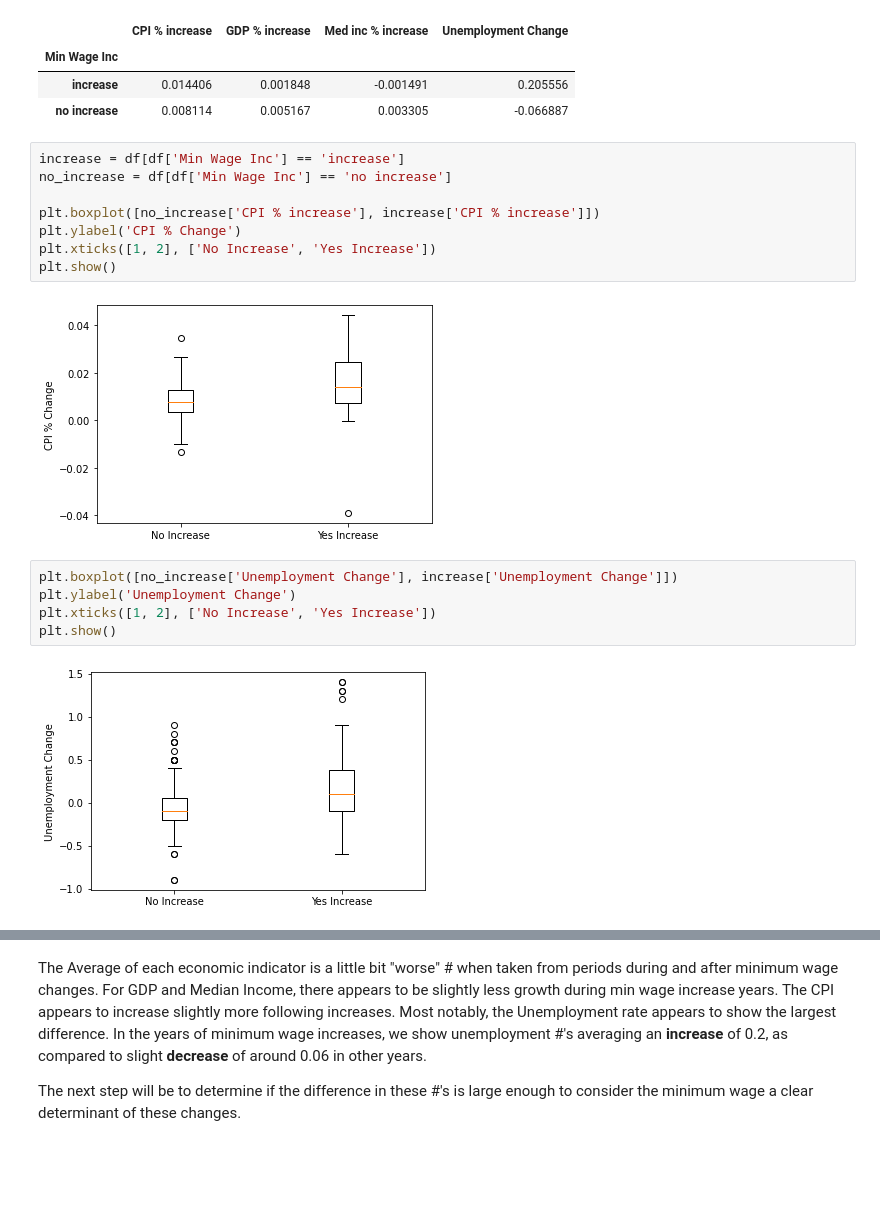
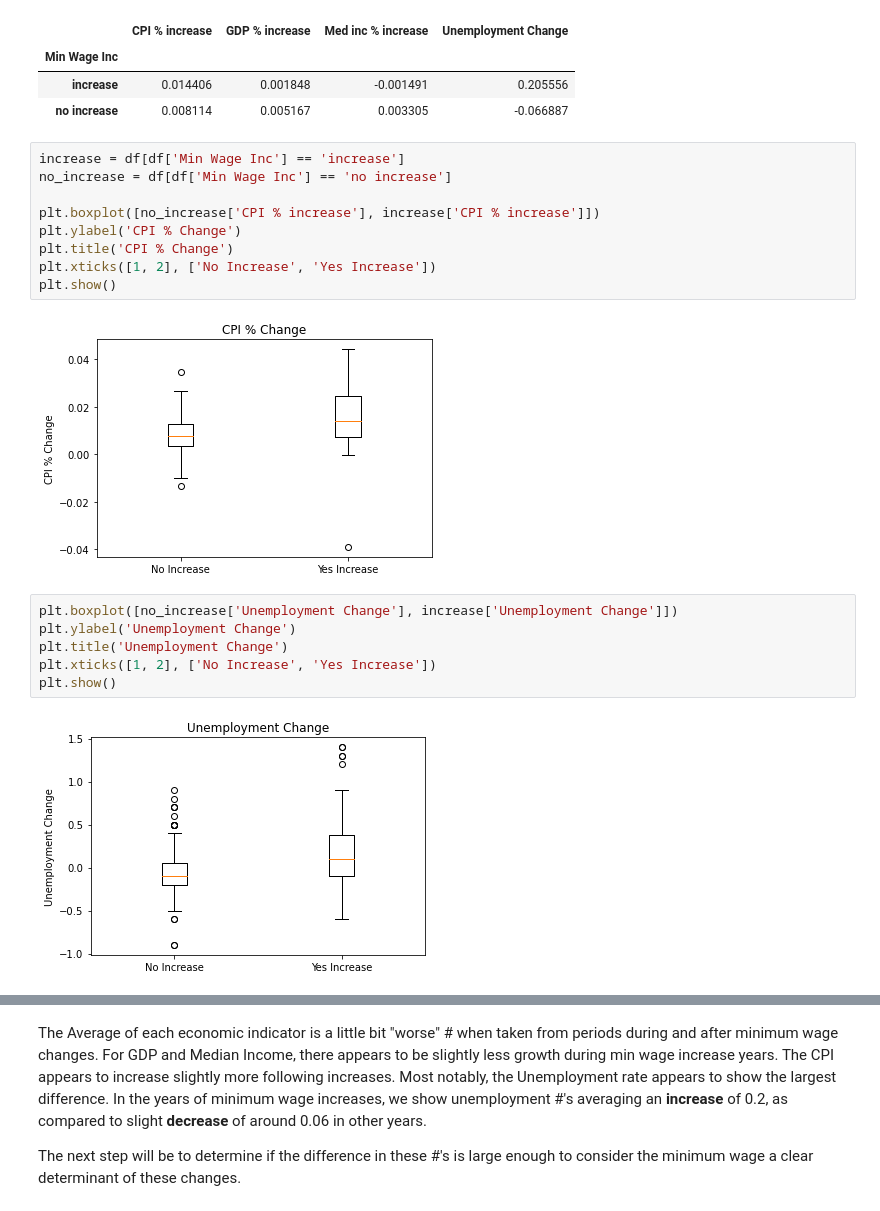
Before and after one commit to drewc77/Capstone-3, a Jupyter notebook: Capstone 3 Notebook.ipynb, the cells around one changed output, grey strips where cells are left out. Drawn from its saved outputs; the diff is of its cells as text; blank space fills up the shorter version.

```diff
--- a/Capstone 3 Notebook.ipynb
+++ b/Capstone 3 Notebook.ipynb
@@ -407,20 +443,22 @@ df.groupby('Min Wage Inc').mean()
 # %%
 increase = df[df['Min Wage Inc'] == 'increase']
 no_increase = df[df['Min Wage Inc'] == 'no increase']
 
 plt.boxplot([no_increase['CPI % increase'], increase['CPI % increase']])
 plt.ylabel('CPI % Change')
+plt.title('CPI % Change')
 plt.xticks([1, 2], ['No Increase', 'Yes Increase'])
 plt.show()
 # %% [output]
-[figure, old version]
+[figure, new version]
 # %%
 plt.boxplot([no_increase['Unemployment Change'], increase['Unemployment Change']])
 plt.ylabel('Unemployment Change')
+plt.title('Unemployment Change')
 plt.xticks([1, 2], ['No Increase', 'Yes Increase'])
 plt.show()
 # %% [output]
-[figure, old version]
+[figure, new version]
 # %%
 plt.boxplot([no_increase['GDP % increase'], increase['GDP % increase']])
 plt.ylabel('GDP % Change')
```
Also changed, not shown: parts of 9 cells of this notebook, 1 other file.
